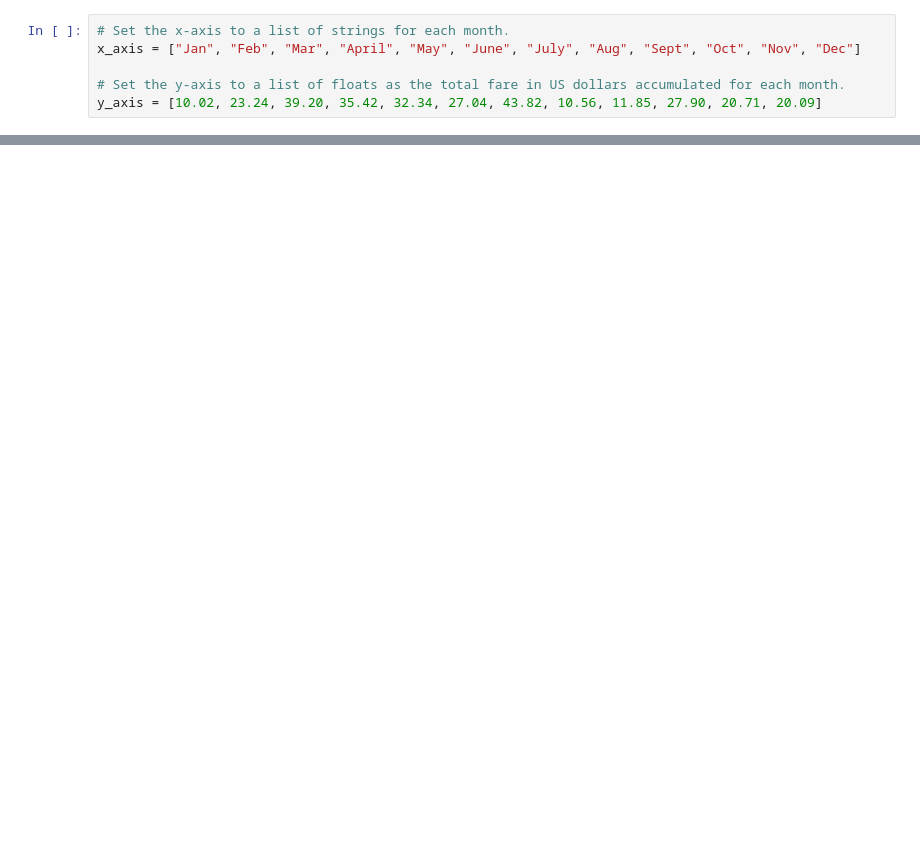
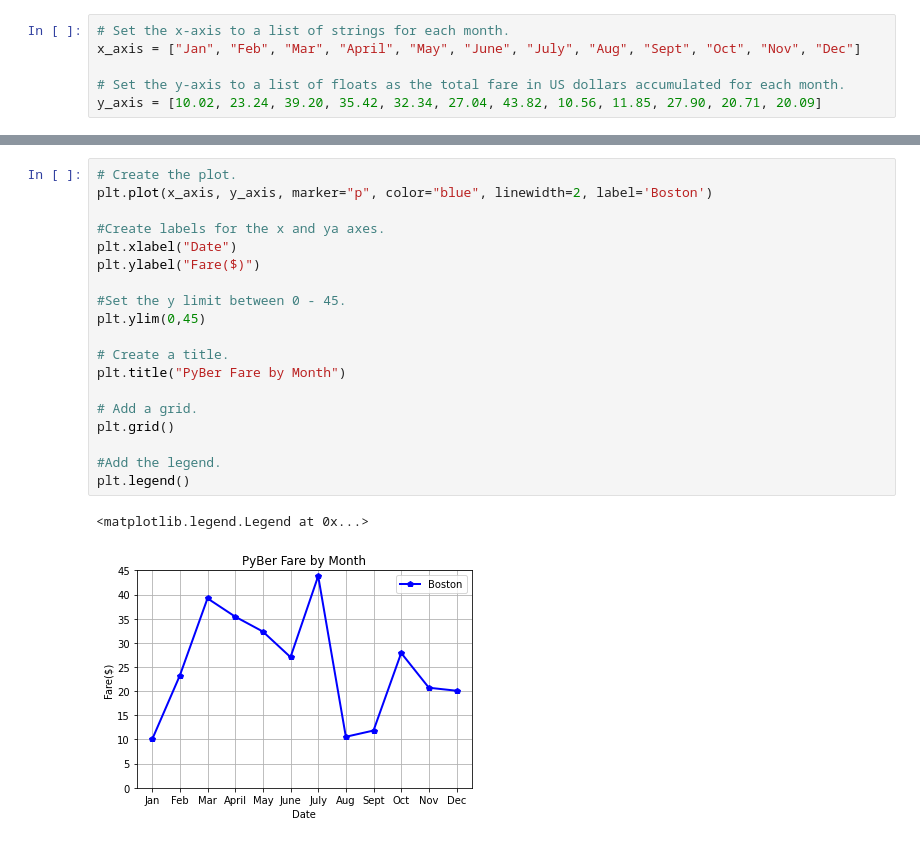
Before and after one commit to basecipher/PyBer_Analysis, a Jupyter notebook: matplotlib_practice.ipynb, the cells around one changed output, grey strips where cells are left out. Cells and saved outputs as stored; diff of their text form; blank space fills up the shorter version.

```diff
--- a/matplotlib_practice.ipynb
+++ b/matplotlib_practice.ipynb
@@ -11,0 +52,22 @@ y_axis = [10.02, 23.24, 39.20, 35.42, 32.34, 27.04, 43.82, 10.56, 11.85, 27.90,
+# %%
+# Create the plot.
+plt.plot(x_axis, y_axis, marker="p", color="blue", linewidth=2, label='Boston')
+
+#Create labels for the x and ya axes.
+plt.xlabel("Date")
+plt.ylabel("Fare($)")
+
+#Set the y limit between 0 - 45.
+plt.ylim(0,45)
+
+# Create a title.
+plt.title("PyBer Fare by Month")
+
+# Add a grid.
+plt.grid()
+
+#Add the legend.
+plt.legend()
+# %% [output]
+<matplotlib.legend.Legend at 0x...>
+[figure, added]
```
Also changed, not shown: parts of 23 cells of this notebook, 3 other files.
